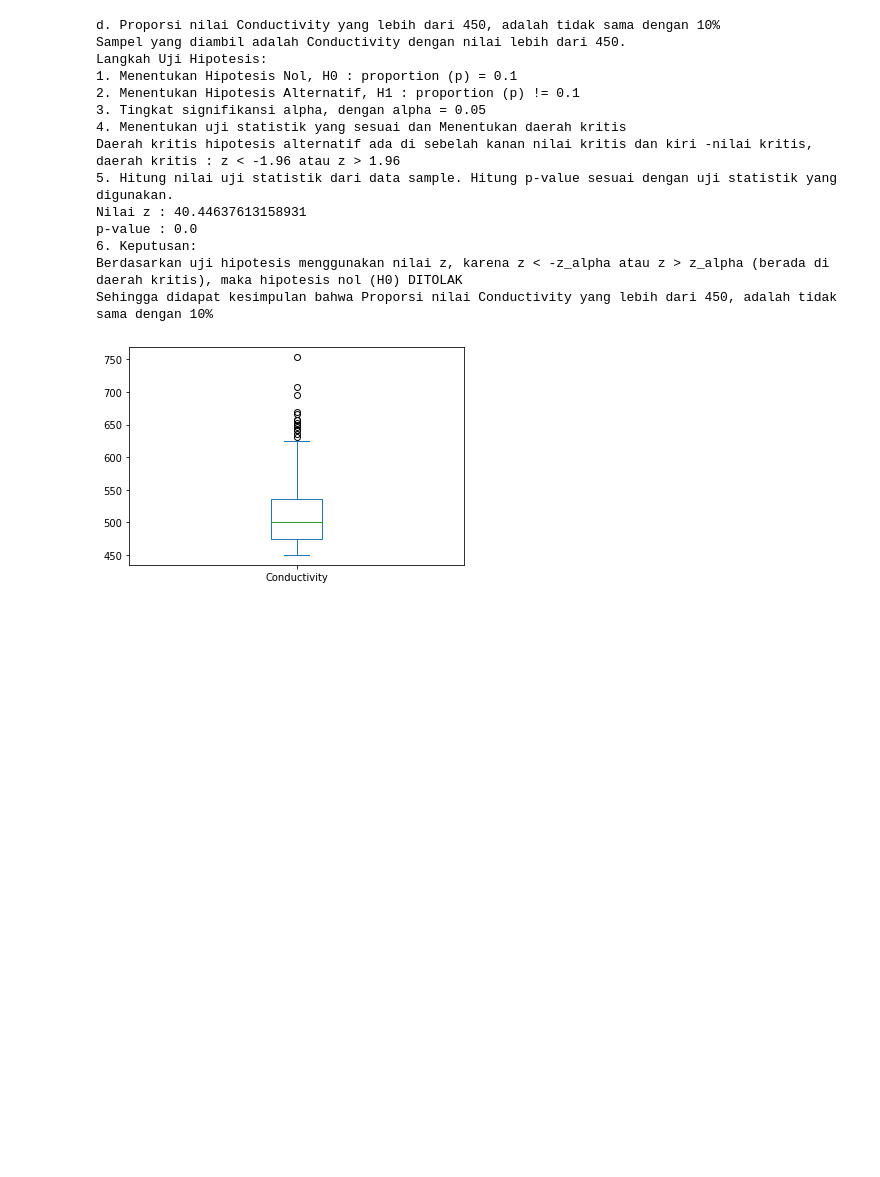
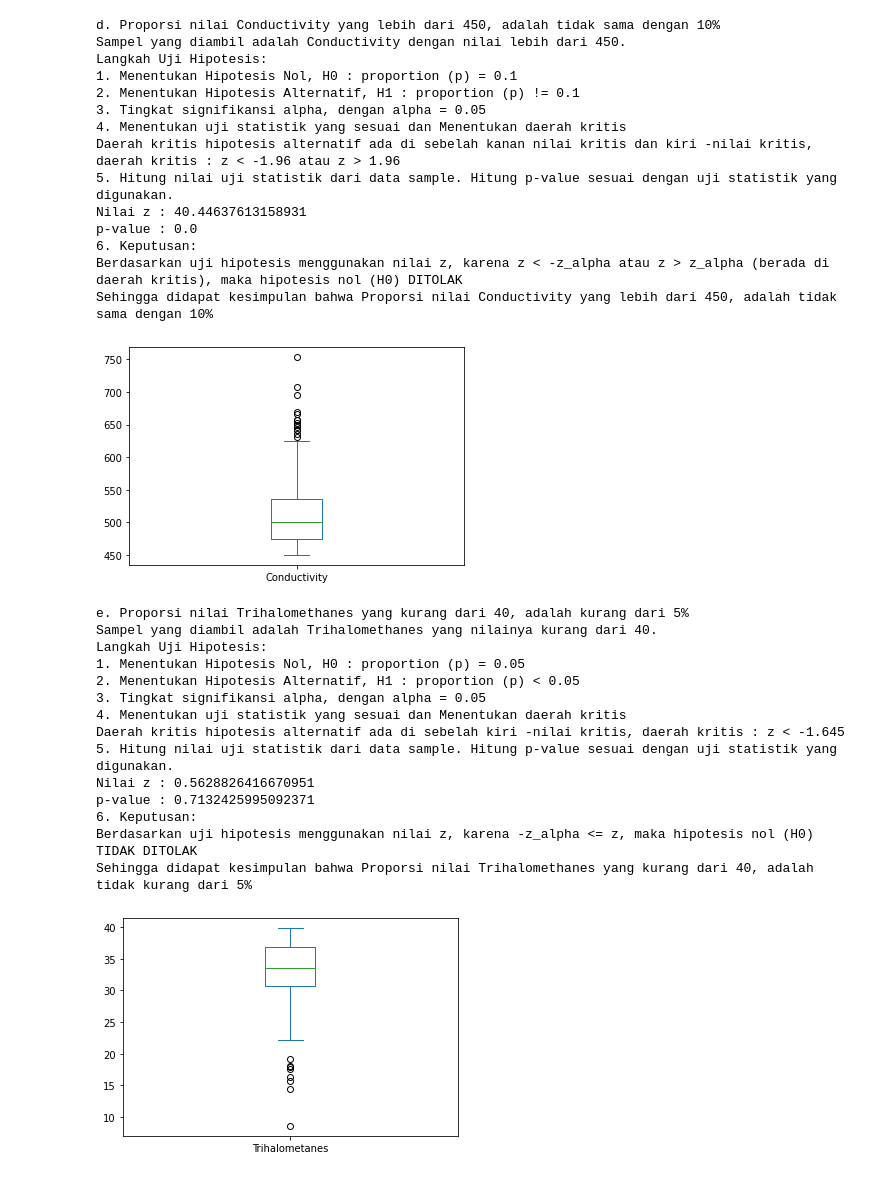
Before and after one commit to Hambinn/Tubes-Probstat, a Jupyter notebook: soal4.ipynb, the cells around one changed output. Cells and saved outputs as stored; diff of their text form; code cells hidden in the pictures; blank space fills up the shorter version.

```diff
--- a/soal4.ipynb
+++ b/soal4.ipynb
@@ -230,40 +230,53 @@ Sehingga didapat kesimpulan bahwa Proporsi nilai Conductivity yang lebih dari 45
 print("e. Proporsi nilai Trihalomethanes yang kurang dari 40, adalah kurang dari 5%")
 print("Sampel yang diambil adalah Trihalomethanes yang nilainya kurang dari 40.")
 print("Langkah Uji Hipotesis:")
 print("1. Menentukan Hipotesis Nol, H0 : proportion (p) = 0.05")
 print("2. Menentukan Hipotesis Alternatif, H1 : proportion (p) < 0.05")
 print("3. Tingkat signifikansi alpha, dengan alpha = 0.05")
 alpha = 0.05
 print("4. Menentukan uji statistik yang sesuai dan Menentukan daerah kritis")
 #one tails
 print("Daerah kritis hipotesis alternatif ada di sebelah kiri -nilai kritis, daerah kritis : z < -1.645")
 print("5. Hitung nilai uji statistik dari data sample. Hitung p-value sesuai dengan uji statistik yang digunakan.")
-df1 = df['Trihalomethanes'].loc[df['Trihalomethanes'] < 40]
+df1 = df['Trihalometanes'].loc[df['Trihalometanes'] < 40]
 p0 = 0.05
 q0 = 1 - p0
 z_alpha = p_to_z(1 - alpha)
-n = df['Trihalomethanes'].count()
+n = df['Trihalometanes'].count()
 x = df1.count()
 p1 = x/n
 
 z = (p1-p0) * math.sqrt(n)/ math.sqrt(p0*q0)
 p = z_to_p(z)
 
 print("Nilai z : " + str(z))
 print("p-value : " + str(p))
 
-p = ztop(z)
-print("Nilai z : " + str(z))
-print("p-value : " + str(p) )
 # 6. Ambil keputusan tolak atau terima, berdasarkan uji statistik
 print("6. Keputusan: ")
 print("Berdasarkan uji hipotesis menggunakan nilai z,", end=' ')
-if (z < -z_alpha or z > z_alpha) :
-  print("karena z < -z_alpha atau z > z_alpha (berada di daerah kritis), maka hipotesis nol (H0) DITOLAK")
-  print("Sehingga didapat kesimpulan bahwa Proporsi nilai Conductivity yang lebih dari 450, adalah tidak sama dengan 10%")
+if (z < -z_alpha) :
+  print("karena z < -z_alpha (berada di daerah kritis), maka hipotesis nol (H0) DITOLAK")
+  print("Sehingga didapat kesimpulan bahwa Proporsi nilai Trihalomethanes yang kurang dari 40, adalah kurang dari 5%")
 else:
-  print("karena -z_alpha <= z <= alpha, maka hipotesis nol (H0) TIDAK DITOLAK")
-  print("Sehingga didapat kesimpulan bahwa Proporsi nilai Conductivity yang lebih dari 450, adalah sama dengan 10%")
+  print("karena -z_alpha <= z, maka hipotesis nol (H0) TIDAK DITOLAK")
+  print("Sehingga didapat kesimpulan bahwa Proporsi nilai Trihalomethanes yang kurang dari 40, adalah tidak kurang dari 5%")
 
 df1.plot.box()
 plt.show()
+# %% [output]
+e. Proporsi nilai Trihalomethanes yang kurang dari 40, adalah kurang dari 5%
+Sampel yang diambil adalah Trihalomethanes yang nilainya kurang dari 40.
+Langkah Uji Hipotesis:
+1. Menentukan Hipotesis Nol, H0 : proportion (p) = 0.05
+2. Menentukan Hipotesis Alternatif, H1 : proportion (p) < 0.05
+3. Tingkat signifikansi alpha, dengan alpha = 0.05
+4. Menentukan uji statistik yang sesuai dan Menentukan daerah kritis
+Daerah kritis hipotesis alternatif ada di sebelah kiri -nilai kritis, daerah kritis : z < -1.645
+5. Hitung nilai uji statistik dari data sample. Hitung p-value sesuai dengan uji statistik yang digunakan.
+Nilai z : 0.5628826416670951
+p-value : 0.7132425995092371
+6. Keputusan:
+Berdasarkan uji hipotesis menggunakan nilai z, karena -z_alpha <= z, maka hipotesis nol (H0) TIDAK DITOLAK
+Sehingga didapat kesimpulan bahwa Proporsi nilai Trihalomethanes yang kurang dari 40, adalah tidak kurang dari 5%
+[figure, added]
```
Also changed, not shown: parts of 1 cell of this notebook.
